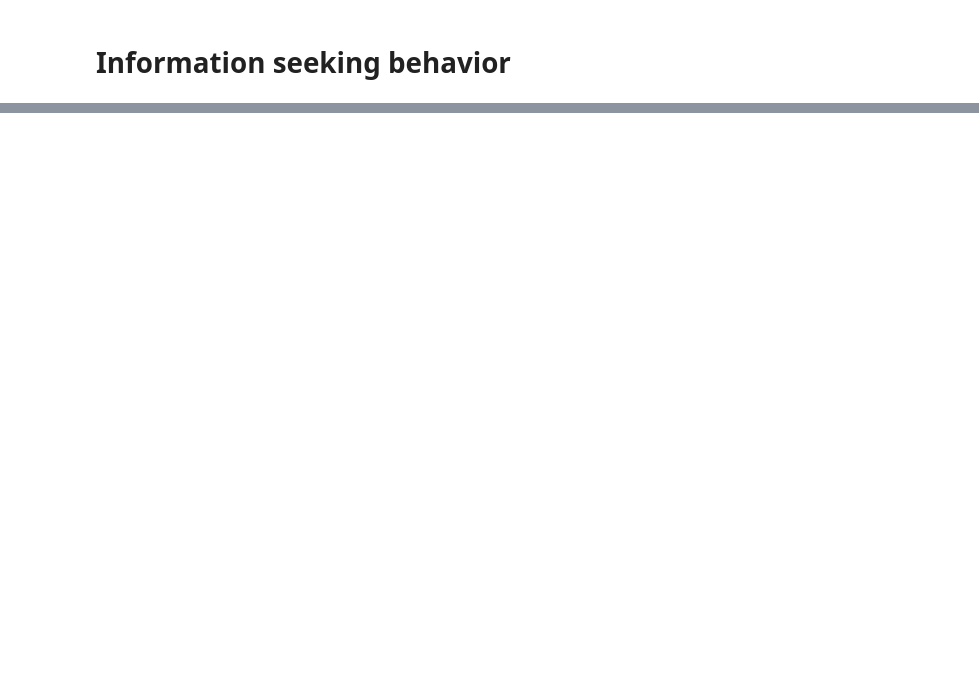
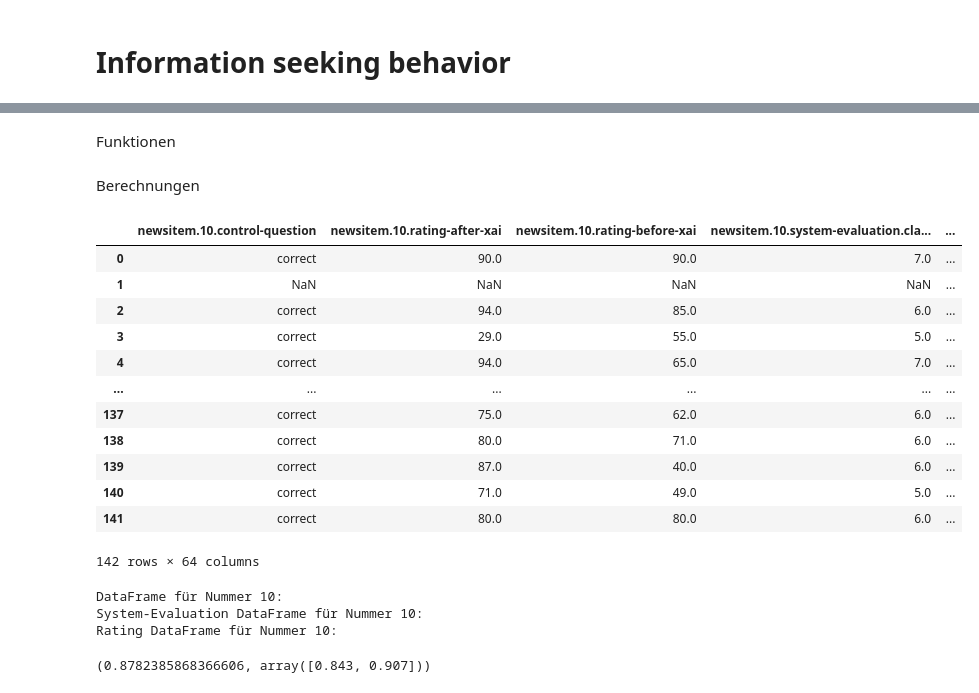
Before and after one commit to madeyemocki/xai_fnd_data, a Jupyter notebook: Data_Analysis.ipynb, the cells around one changed output, grey strips where cells are left out. Saved outputs shown, nothing was run; the diff lists cells and outputs as text; code cells hidden in the pictures; blank space fills up the shorter version.

```diff
--- a/Data_Analysis.ipynb
+++ b/Data_Analysis.ipynb
@@ -29,9 +47,10 @@ import pingouin as pg
 # %%
 #Ausgangs Dataframes
-df_v1 = pd.read_csv('data/v1_cleaned.csv')
-df_v2 = pd.read_csv('data/v2_cleaned.csv')
+df_v1_laymen = pd.read_csv('data/v1_cleaned_laymen.csv')
+df_v2_laymen = pd.read_csv('data/v2_cleaned_laymen.csv')
+df_v3_laymen = pd.read_csv('data/v3_cleaned_laymen.csv')
 
 # merge the dataframes
-df_all_versions = pd.concat([df_v1, df_v2], ignore_index=True)
+df_all_versions = pd.concat([df_v1_laymen, df_v2_laymen, df_v3_laymen], ignore_index=True)
 # %%
 #check
@@ -223,0 +636,2 @@ access_columns
+# %% [markdown]
+Funktionen
@@ -223,0 +700,50 @@ access_columns
+# %% [markdown]
+Berechnungen
+# %%
+df_v1_news_items_laymen = df_v1_laymen[[col for col in df_v1_laymen.columns if col.startswith('newsitem')]].copy()
+df_v1_news_items_laymen
+
+#columns = list(df_v1_news_items_laymen)
+#pprint(columns)
+#was passiert mit nan seperat machen?
+# %% [output]
+|  | newsitem.10.control-question | newsitem.10.rating-after-xai | newsitem.10.rating-before-xai | newsitem.10.system-evaluation.cla... | ... |
+| 0 | correct | 90.0 | 90.0 | 7.0 | ... |
+| 1 | NaN | NaN | NaN | NaN | ... |
+| 2 | correct | 94.0 | 85.0 | 6.0 | ... |
+| 3 | correct | 29.0 | 55.0 | 5.0 | ... |
+| 4 | correct | 94.0 | 65.0 | 7.0 | ... |
+| ... | ... | ... | ... | ... | ... |
+| 137 | correct | 75.0 | 62.0 | 6.0 | ... |
+| 138 | correct | 80.0 | 71.0 | 6.0 | ... |
+| 139 | correct | 87.0 | 40.0 | 6.0 | ... |
+| 140 | correct | 71.0 | 49.0 | 5.0 | ... |
+| 141 | correct | 80.0 | 80.0 | 6.0 | ... |
+142 rows × 64 columns
+# %%
+# Einzelne News items in dict packen
+df_v1_news_items_grouped_laymen = split_df_by_numbers(df_v1_news_items_laymen)
+
+# Beispiel: Ausgabe des DataFrames für Nummer '10'
+df_number_10 = df_v1_news_items_grouped_laymen['df_10']
+#print("DataFrame für Nummer 10:")
+#df_number_10
+
+# Beispiel: Ausgabe des System-Evaluation DataFrames für Nummer '10'
+df_system_evaluation_10 = df_v1_news_items_grouped_laymen['df_system_evaluation_10']
+#print("System-Evaluation DataFrame für Nummer 10:")
+#df_system_evaluation_10
+
+# Beispiel: Ausgabe des Rating DataFrames für Nummer '10'
+df_rating_10 = df_v1_news_items_grouped_laymen['df_rating_10']
+#print("Rating DataFrame für Nummer 10:")
+#df_rating_10
+#für alle weiteren auch
+# %% [output]
+DataFrame für Nummer 10:
+System-Evaluation DataFrame für Nummer 10:
+Rating DataFrame für Nummer 10:
+# %%
+calculate_alpha(df_system_evaluation_10)
+# %% [output]
+(0.8782385868366606, array([0.843, 0.907]))
```
Also changed, not shown: parts of 58 cells of this notebook.
